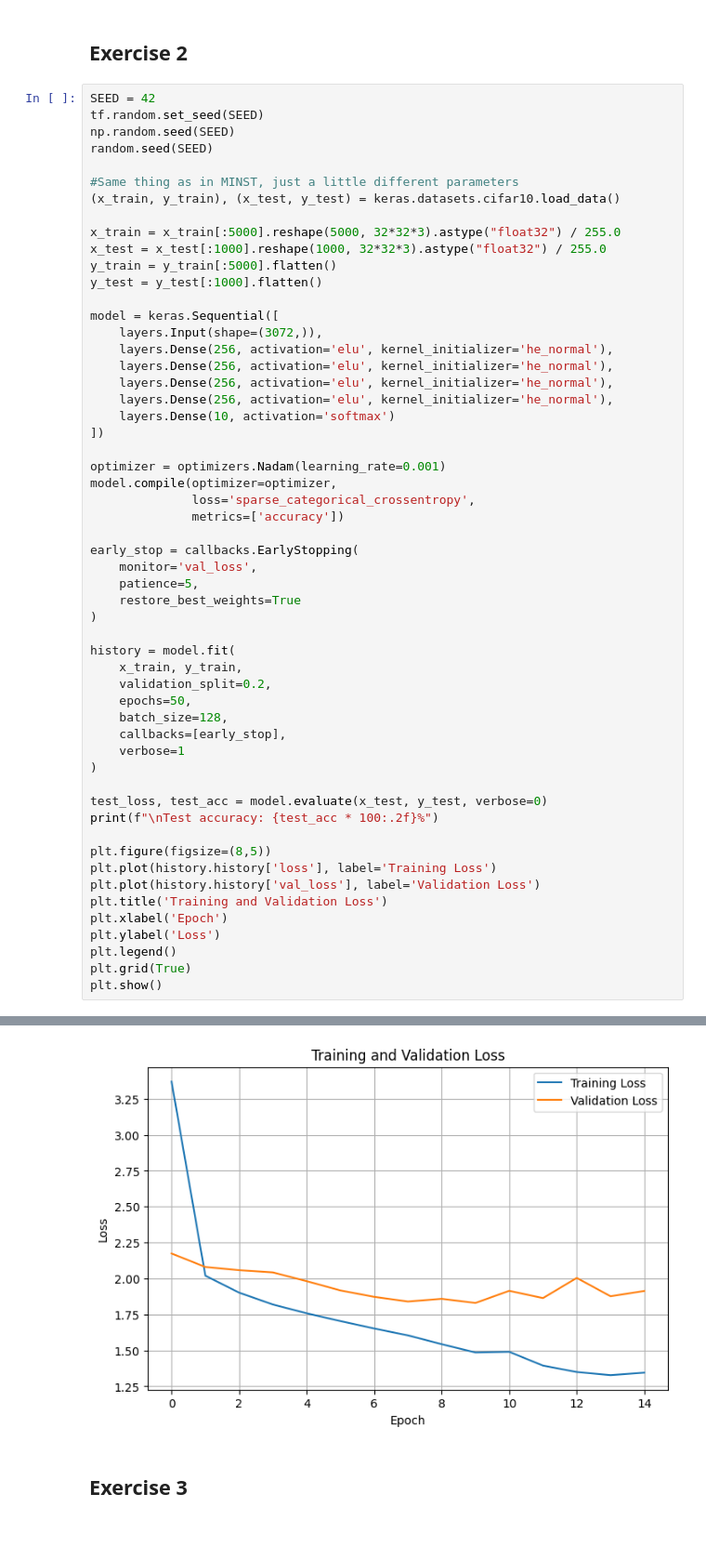
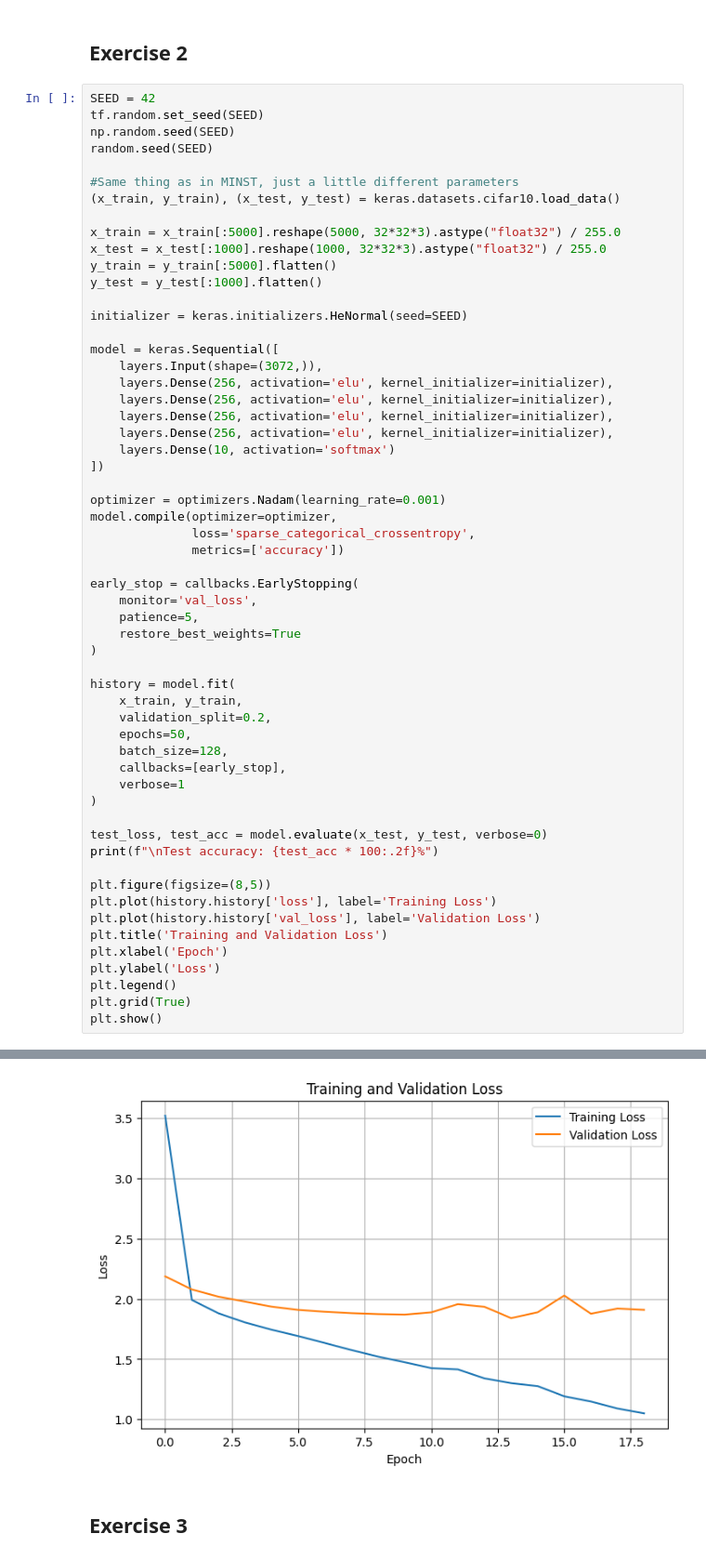
Before and after one commit to NikolaiToonder/mandatoryAssignment3-machineLearning, a Jupyter notebook: main.ipynb, the cells around one changed output, grey strips where cells are left out. Shown at 93% size. Cells and saved outputs as stored; diff of their text form; blank space fills up the shorter version.

```diff
--- a/main.ipynb
+++ b/main.ipynb
@@ -103,12 +104,14 @@ x_test = x_test[:1000].reshape(1000, 32*32*3).astype("float32") / 255.0
 y_train = y_train[:5000].flatten()
 y_test = y_test[:1000].flatten()
 
+initializer = keras.initializers.HeNormal(seed=SEED)
+
 model = keras.Sequential([
     layers.Input(shape=(3072,)),
-    layers.Dense(256, activation='elu', kernel_initializer='he_normal'),
-    layers.Dense(256, activation='elu', kernel_initializer='he_normal'),
-    layers.Dense(256, activation='elu', kernel_initializer='he_normal'),
-    layers.Dense(256, activation='elu', kernel_initializer='he_normal'),
+    layers.Dense(256, activation='elu', kernel_initializer=initializer),
+    layers.Dense(256, activation='elu', kernel_initializer=initializer),
+    layers.Dense(256, activation='elu', kernel_initializer=initializer),
+    layers.Dense(256, activation='elu', kernel_initializer=initializer),
     layers.Dense(10, activation='softmax')
 ])
 
@@ -165,4 +168,4 @@ Test accuracy: 36.20%
-[figure, old version]
+[figure, new version]
 # %% [markdown]
 ## Exercise 3
 # %%
```
Also changed, not shown: parts of 6 cells of this notebook.
